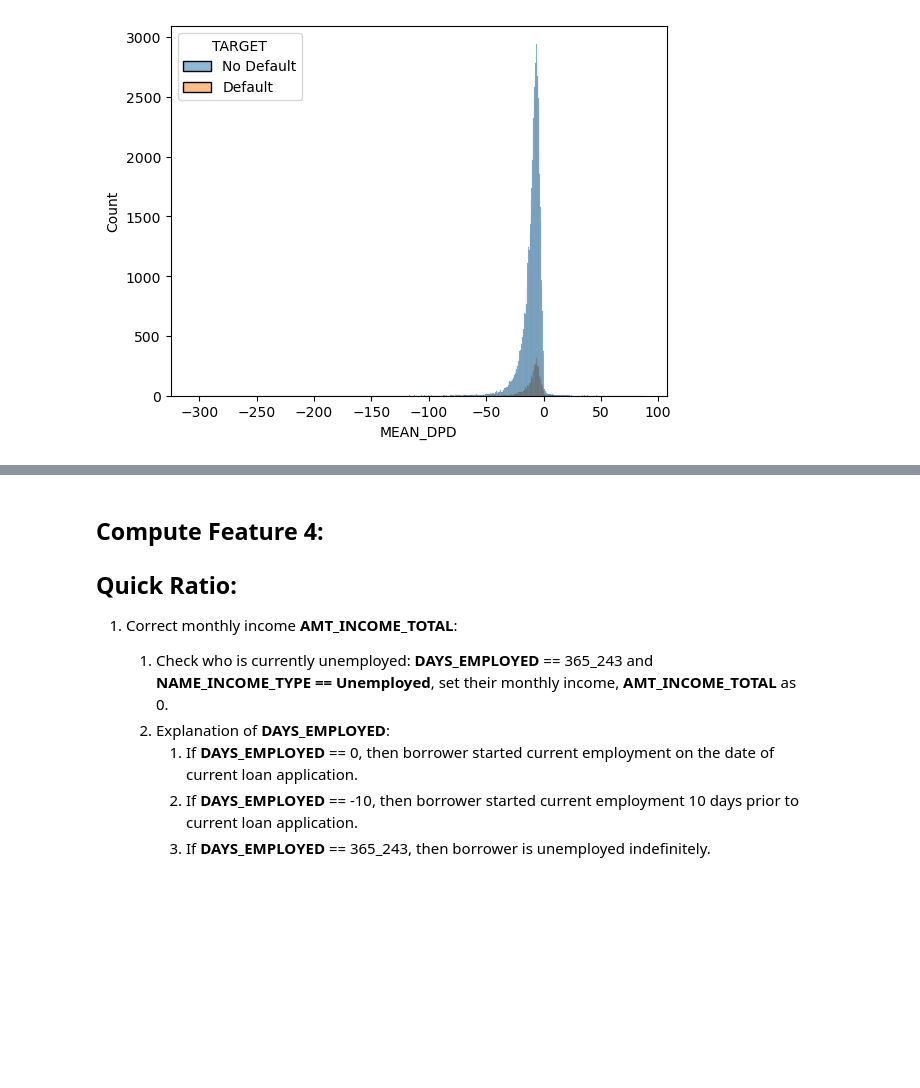
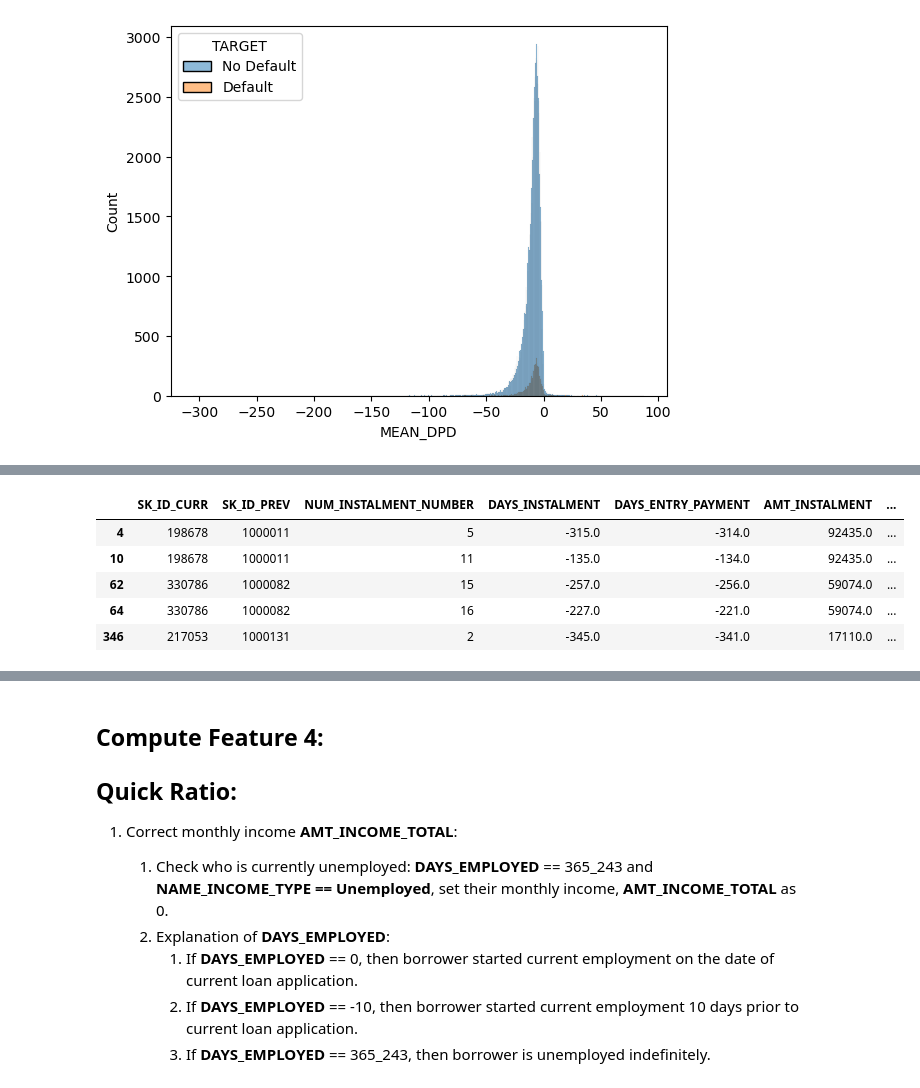
Before and after one commit to HoWeiChin/GA_Capstone, a Jupyter notebook: extracting-instalment-payment-features.ipynb, the cells around one changed output, grey strips where cells are left out. Saved outputs shown, nothing was run; the diff lists cells and outputs as text; code cells hidden in the pictures; blank space fills up the shorter version.

```diff
--- a/extracting-instalment-payment-features.ipynb
+++ b/extracting-instalment-payment-features.ipynb
@@ -264,0 +193,11 @@ combined.head()
+# %%
+cond = (three_yr_instal_copy.DPD > 0)
+late_partial_payments = three_yr_instal_copy[cond]
+late_partial_payments.head()
+# %% [output]
+|  | SK_ID_CURR | SK_ID_PREV | NUM_INSTALMENT_NUMBER | DAYS_INSTALMENT | DAYS_ENTRY_PAYMENT | AMT_INSTALMENT | ... |
+| 4 | 198678 | 1000011 | 5 | -315.0 | -314.0 | 92435.0 | ... |
+| 10 | 198678 | 1000011 | 11 | -135.0 | -134.0 | 92435.0 | ... |
+| 62 | 330786 | 1000082 | 15 | -257.0 | -256.0 | 59074.0 | ... |
+| 64 | 330786 | 1000082 | 16 | -227.0 | -221.0 | 59074.0 | ... |
+| 346 | 217053 | 1000131 | 2 | -345.0 | -341.0 | 17110.0 | ... |
```
Also changed, not shown: parts of 44 cells of this notebook.
